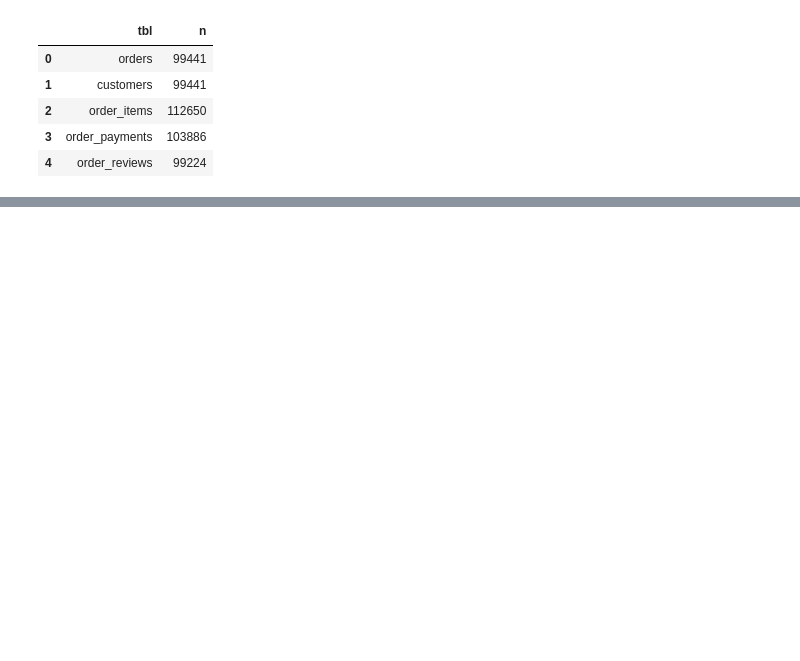
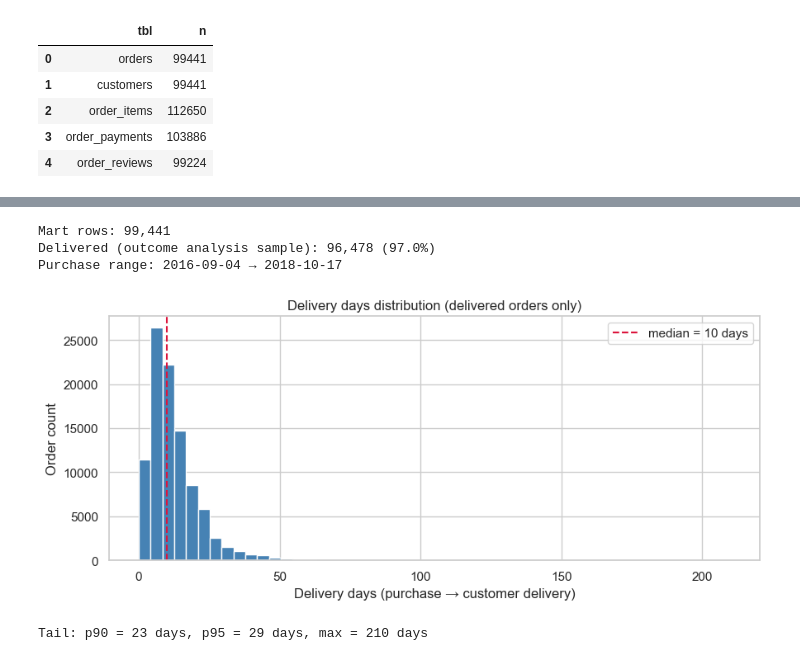
Before and after one commit to sanvirrafsaan/Marketplace-Incentives-Causal-Inference, a Jupyter notebook: notebooks/01_data_ingestion.ipynb, the cells around one changed output, grey strips where cells are left out. Cells and saved outputs as stored; diff of their text form; code cells hidden in the pictures; blank space fills up the shorter version.

```diff
--- a/notebooks/01_data_ingestion.ipynb
+++ b/notebooks/01_data_ingestion.ipynb
@@ -333,0 +540,43 @@ orders.head(5)
+# %%
+import matplotlib.pyplot as plt
+import seaborn as sns
+
+sns.set_theme(style="whitegrid")
+
+CUTOFF = "2017-06-01"
+
+mart = con.sql("SELECT * FROM orders_analytical").df()
+mart["purchase_ts"] = pd.to_datetime(mart["purchase_ts"])
+mart["purchase_month"] = pd.to_datetime(mart["purchase_month"])
+
+delivered = mart[mart["is_delivered"]].copy()
+
+print(f"Mart rows: {len(mart):,}")
+print(f"Delivered (outcome analysis sample): {len(delivered):,} ({len(delivered) / len(mart):.1%})")
+print(f"Purchase range: {mart['purchase_ts'].min().date()} → {mart['purchase_ts'].max().date()}")
+# %% [output]
+Mart rows: 99,441
+Delivered (outcome analysis sample): 96,478 (97.0%)
+Purchase range: 2016-09-04 → 2018-10-17
+# %%
+# 8a. Delivery-days histogram (delivered orders only)
+fig, ax = plt.subplots(figsize=(9, 4))
+
+delivery_days = delivered["delivery_days"].dropna()
+ax.hist(delivery_days, bins=50, color="steelblue", edgecolor="white")
+median_days = delivery_days.median()
+p90_days = delivery_days.quantile(0.90)
+p95_days = delivery_days.quantile(0.95)
+
+ax.axvline(median_days, color="crimson", ls="--", lw=1.5, label=f"median = {median_days:.0f} days")
+ax.set_xlabel("Delivery days (purchase → customer delivery)")
+ax.set_ylabel("Order count")
+ax.set_title("Delivery days distribution (delivered orders only)")
+ax.legend()
+plt.tight_layout()
+plt.show()
+
+print(f"Tail: p90 = {p90_days:.0f} days, p95 = {p95_days:.0f} days, max = {delivery_days.max():.0f} days")
+# %% [output]
+[figure, added]
+Tail: p90 = 23 days, p95 = 29 days, max = 210 days
```
Also changed, not shown: parts of 16 cells of this notebook, 3 other files.
